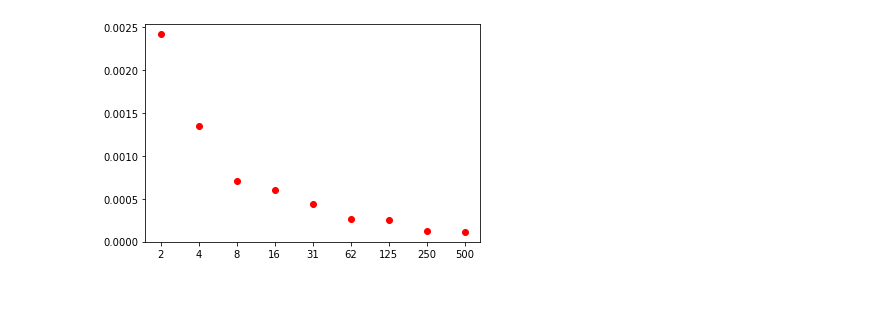
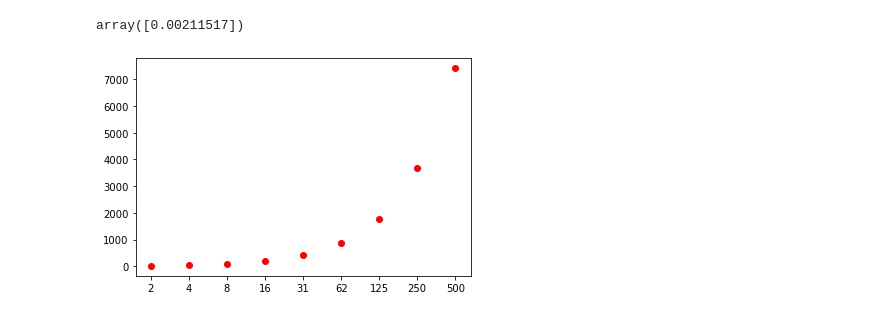
Before and after one commit to rymuelle/cern.cms.uncertainty_study_tools, a Jupyter notebook: dt_uncertainty.ipynb, the cells around one changed output. Cells and saved outputs as stored; diff of their text form; code cells hidden in the pictures.

```diff
--- a/dt_uncertainty.ipynb
+++ b/dt_uncertainty.ipynb
@@ -80,33 +104,37 @@ Result = pd.merge(RyanData, ReturnsDF)
 def DTPlot(wheel, station, option):
     fig, DTPlot = plt.subplots()
 
-    DTPlot.plot(0, Result[(Result.wheel == wheel) & (Result.station == station) & (Result['returns:'] == 2 ) ][option][0], 'ro', label = '2 files')
-    DTPlot.plot(1, Result[(Result.wheel == wheel) & (Result.station == station) & (Result['returns:'] == 4 ) ][option][1], 'ro', label = '4 files')
-    DTPlot.plot(2, Result[(Result.wheel == wheel) & (Result.station == station) & (Result['returns:'] == 8 ) ][option][2], 'ro', label = '8 files')
-    DTPlot.plot(3, Result[(Result.wheel == wheel) & (Result.station == station) & (Result['returns:'] == 16 ) ][option][3], 'ro', label = '16 files')
-    DTPlot.plot(4, Result[(Result.wheel == wheel) & (Result.station == station) & (Result['returns:'] == 31 ) ][option][4], 'ro', label = '31 files')
-    DTPlot.plot(5, Result[(Result.wheel == wheel) & (Result.station == station) & (Result['returns:'] == 62 ) ][option][5], 'ro', label = '62 files')
-    DTPlot.plot(6, Result[(Result.wheel == wheel) & (Result.station == station) & (Result['returns:'] == 125 ) ][option][6], 'ro', label = '125 files')
-    DTPlot.plot(7, Result[(Result.wheel == wheel) & (Result.station == station) & (Result['returns:'] == 250 ) ][option][7], 'ro', label = '250 files')
-    DTPlot.plot(8, Result[(Result.wheel == wheel) & (Result.station == station) & (Result['returns:'] == 500) ][option][8], 'ro', label = '500 files')
+    DTPlot.plot(0, Result[(Result.wheel == wheel) & (Result.station == station) & (Result['returns:'] == 2 ) ][option].values, 'ro', label = '2 files')
+    DTPlot.plot(1, Result[(Result.wheel == wheel) & (Result.station == station) & (Result['returns:'] == 4 ) ][option].values, 'ro', label = '4 files')
+    DTPlot.plot(2, Result[(Result.wheel == wheel) & (Result.station == station) & (Result['returns:'] == 8 ) ][option].values, 'ro', label = '8 files')
+    DTPlot.plot(3, Result[(Result.wheel == wheel) & (Result.station == station) & (Result['returns:'] == 16 ) ][option].values, 'ro', label = '16 files')
+    DTPlot.plot(4, Result[(Result.wheel == wheel) & (Result.station == station) & (Result['returns:'] == 31 ) ][option].values, 'ro', label = '31 files')
+    DTPlot.plot(5, Result[(Result.wheel == wheel) & (Result.station == station) & (Result['returns:'] == 62 ) ][option].values, 'ro', label = '62 files')
+    DTPlot.plot(6, Result[(Result.wheel == wheel) & (Result.station == station) & (Result['returns:'] == 125 ) ][option].values, 'ro', label = '125 files')
+    DTPlot.plot(7, Result[(Result.wheel == wheel) & (Result.station == station) & (Result['returns:'] == 250 ) ][option].values, 'ro', label = '250 files')
+    DTPlot.plot(8, Result[(Result.wheel == wheel) & (Result.station == station) & (Result['returns:'] == 500) ][option].values, 'ro', label = '500 files')
     ax = plt.gca()
     ax.set_xticks([0,1,2,3,4,5,6,7,8] )
     ax.set_xticklabels(["2","4","8","16","31","62","125","250","500"])
+# %%
+Result[(Result.wheel == 0) & (Result.station == 1) & (Result['returns:'] == 2)]['phiz std'].values
+# %% [output]
+array([0.00211517])
 # %%
 #nMuons_mean
 #nMuons_std
 #hesse_unc_x
 #hesse_unc_y
 #hesse_unc_z
 #hesse_unc_phix
 #hesse_unc_phiy
 #hesse_unc_phiz
 #x std
 #y std
 #z std
 #phix std
 #phiy std
 #phiz std
-DTPlot(-2,1, "phiz std")
+DTPlot(1,2, "nMuons_mean")
 # %% [output]
-[figure, old version]
+[figure, new version]
```
Also changed, not shown: parts of 3 cells of this notebook.
